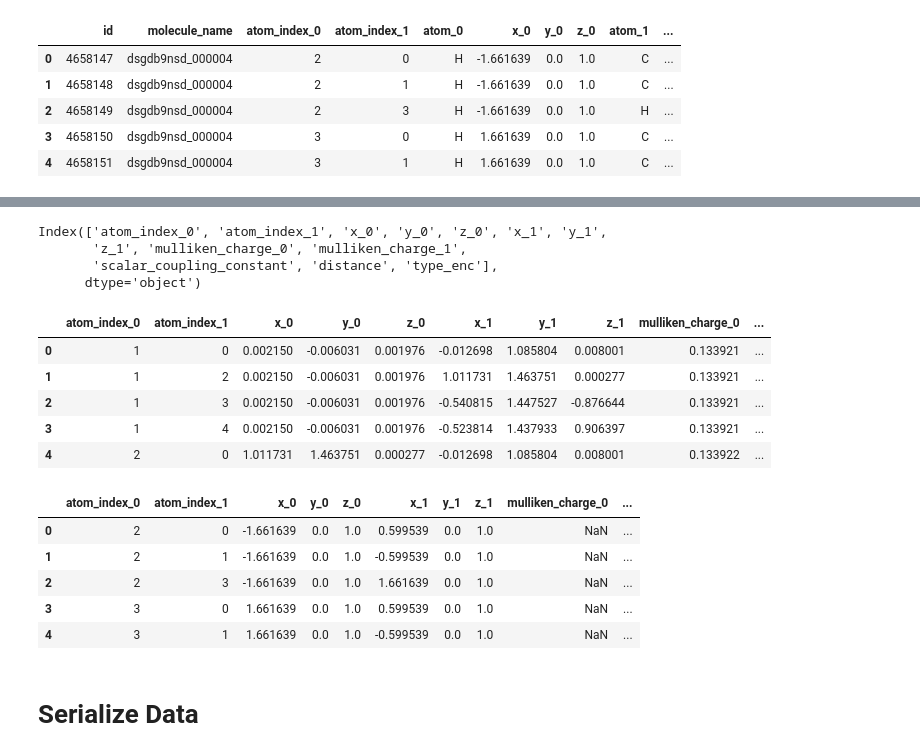
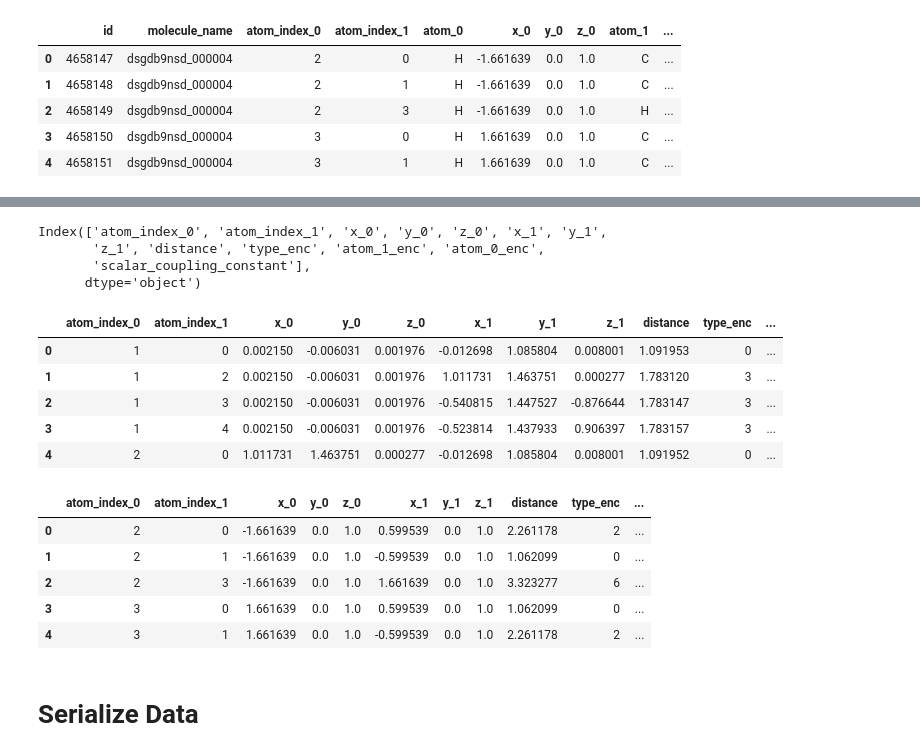
Before and after one commit to siddharth-ncl-work/kaggle_predicting_molecular_properties, a Jupyter notebook: c4_w2_feature_eng_v2.ipynb, the cells around one changed output, grey strips where cells are left out. Saved outputs shown, nothing was run; the diff lists cells and outputs as text; code cells hidden in the pictures.

```diff
--- a/c4_w2_feature_eng_v2.ipynb
+++ b/c4_w2_feature_eng_v2.ipynb
@@ -182,0 +158,4 @@ Name: scalar_coupling_constant, dtype: float64
+# %%
+le_atoms=LabelEncoder()
+train['atom_1_enc']=le_atoms.fit_transform(train['atom_1'])
+train['atom_0_enc']=le_atoms.transform(train['atom_0'])
@@ -754,5 +767,5 @@ Index(['id', 'molecule_name', 'atom_index_0', 'atom_index_1', 'atom_0', 'x_0',
 # %%
-drop_cols=['id', 'molecule_name', 'atom_0',  'atom_1', 'type', ]
+drop_cols=['id', 'molecule_name', 'atom_0',  'atom_1', 'type','mulliken_charge_0', 'mulliken_charge_1' ]
 # %%
 train.drop(drop_cols,axis=1,inplace=True)
 train.head()
@@ -802,29 +816,33 @@ test.isna().describe()
 train.columns
 # %% [output]
 Index(['atom_index_0', 'atom_index_1', 'x_0', 'y_0', 'z_0', 'x_1', 'y_1',
-       'z_1', 'mulliken_charge_0', 'mulliken_charge_1',
-       'scalar_coupling_constant', 'distance', 'type_enc'],
+       'z_1', 'distance', 'type_enc', 'atom_1_enc', 'atom_0_enc',
+       'scalar_coupling_constant'],
       dtype='object')
 # %%
-train=train[['atom_index_0', 'atom_index_1', 'x_0', 'y_0', 'z_0', 'x_1', 'y_1','z_1', 'mulliken_charge_0', 'mulliken_charge_1','distance', 'type_enc', 'scalar_coupling_constant']]
+train=train[['atom_index_0', 'atom_index_1', 'x_0', 'y_0', 'z_0', 'x_1', 'y_1',
+       'z_1',  'distance', 'type_enc', 'atom_1_enc',
+       'atom_0_enc','scalar_coupling_constant']]
 train.head()
 # %% [output]
-|  | atom_index_0 | atom_index_1 | x_0 | y_0 | z_0 | x_1 | y_1 | z_1 | mulliken_charge_0 | ... |
-| 0 | 1 | 0 | 0.002150 | -0.006031 | 0.001976 | -0.012698 | 1.085804 | 0.008001 | 0.133921 | ... |
-| 1 | 1 | 2 | 0.002150 | -0.006031 | 0.001976 | 1.011731 | 1.463751 | 0.000277 | 0.133921 | ... |
-| 2 | 1 | 3 | 0.002150 | -0.006031 | 0.001976 | -0.540815 | 1.447527 | -0.876644 | 0.133921 | ... |
-| 3 | 1 | 4 | 0.002150 | -0.006031 | 0.001976 | -0.523814 | 1.437933 | 0.906397 | 0.133921 | ... |
-| 4 | 2 | 0 | 1.011731 | 1.463751 | 0.000277 | -0.012698 | 1.085804 | 0.008001 | 0.133922 | ... |
+|  | atom_index_0 | atom_index_1 | x_0 | y_0 | z_0 | x_1 | y_1 | z_1 | distance | type_enc | ... |
+| 0 | 1 | 0 | 0.002150 | -0.006031 | 0.001976 | -0.012698 | 1.085804 | 0.008001 | 1.091953 | 0 | ... |
+| 1 | 1 | 2 | 0.002150 | -0.006031 | 0.001976 | 1.011731 | 1.463751 | 0.000277 | 1.783120 | 3 | ... |
+| 2 | 1 | 3 | 0.002150 | -0.006031 | 0.001976 | -0.540815 | 1.447527 | -0.876644 | 1.783147 | 3 | ... |
+| 3 | 1 | 4 | 0.002150 | -0.006031 | 0.001976 | -0.523814 | 1.437933 | 0.906397 | 1.783157 | 3 | ... |
+| 4 | 2 | 0 | 1.011731 | 1.463751 | 0.000277 | -0.012698 | 1.085804 | 0.008001 | 1.091952 | 0 | ... |
 # %%
-test=test[['atom_index_0', 'atom_index_1', 'x_0', 'y_0', 'z_0', 'x_1', 'y_1','z_1', 'mulliken_charge_0', 'mulliken_charge_1','distance', 'type_enc']]
+test=test[['atom_index_0', 'atom_index_1', 'x_0', 'y_0', 'z_0', 'x_1', 'y_1',
+       'z_1',  'distance', 'type_enc', 'atom_1_enc',
+       'atom_0_enc']]
 test.head()
 # %% [output]
-|  | atom_index_0 | atom_index_1 | x_0 | y_0 | z_0 | x_1 | y_1 | z_1 | mulliken_charge_0 | ... |
-| 0 | 2 | 0 | -1.661639 | 0.0 | 1.0 | 0.599539 | 0.0 | 1.0 | NaN | ... |
-| 1 | 2 | 1 | -1.661639 | 0.0 | 1.0 | -0.599539 | 0.0 | 1.0 | NaN | ... |
-| 2 | 2 | 3 | -1.661639 | 0.0 | 1.0 | 1.661639 | 0.0 | 1.0 | NaN | ... |
-| 3 | 3 | 0 | 1.661639 | 0.0 | 1.0 | 0.599539 | 0.0 | 1.0 | NaN | ... |
-| 4 | 3 | 1 | 1.661639 | 0.0 | 1.0 | -0.599539 | 0.0 | 1.0 | NaN | ... |
+|  | atom_index_0 | atom_index_1 | x_0 | y_0 | z_0 | x_1 | y_1 | z_1 | distance | type_enc | ... |
+| 0 | 2 | 0 | -1.661639 | 0.0 | 1.0 | 0.599539 | 0.0 | 1.0 | 2.261178 | 2 | ... |
+| 1 | 2 | 1 | -1.661639 | 0.0 | 1.0 | -0.599539 | 0.0 | 1.0 | 1.062099 | 0 | ... |
+| 2 | 2 | 3 | -1.661639 | 0.0 | 1.0 | 1.661639 | 0.0 | 1.0 | 3.323277 | 6 | ... |
+| 3 | 3 | 0 | 1.661639 | 0.0 | 1.0 | 0.599539 | 0.0 | 1.0 | 1.062099 | 0 | ... |
+| 4 | 3 | 1 | 1.661639 | 0.0 | 1.0 | -0.599539 | 0.0 | 1.0 | 2.261178 | 2 | ... |
 # %% [markdown]
 # Serialize Data
 # %%
```
Also changed, not shown: parts of 24 cells of this notebook.
